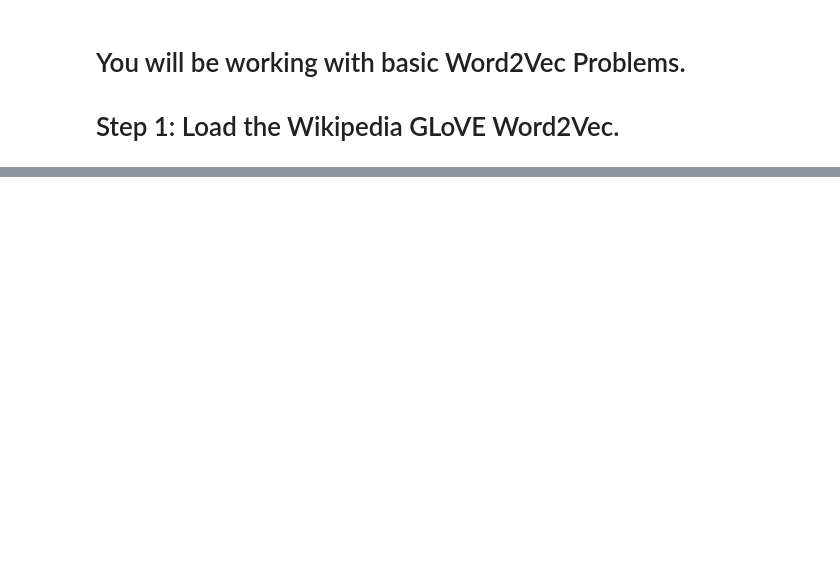
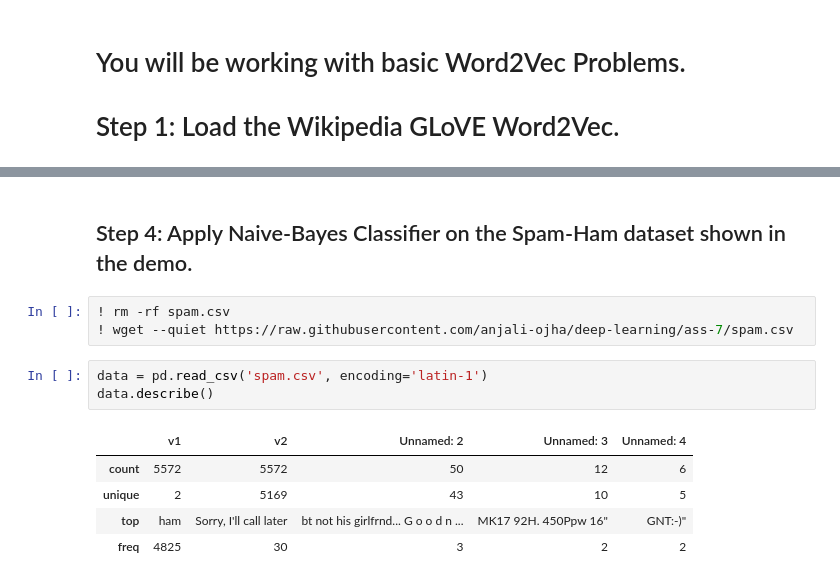
Before and after one commit to anjali-ojha/deep-learning, a Jupyter notebook: assignment/assignment-7/Anjali_Ojha_HW_7.ipynb, the cells around one changed output, grey strips where cells are left out. Cells and saved outputs as stored; diff of their text form; blank space fills up the shorter version.

```diff
--- a/assignment/assignment-7/Anjali_Ojha_HW_7.ipynb
+++ b/assignment/assignment-7/Anjali_Ojha_HW_7.ipynb
@@ -284,0 +163,14 @@ weighted avg       0.99      0.99      0.99      1115
+# %% [markdown]
+## Step 4: Apply Naive-Bayes Classifier on the Spam-Ham dataset shown in the demo.
+# %%
+! rm -rf spam.csv
+! wget --quiet https://raw.githubusercontent.com/anjali-ojha/deep-learning/ass-7/spam.csv
+# %%
+data = pd.read_csv('spam.csv', encoding='latin-1')
+data.describe()
+# %% [output]
+|  | v1 | v2 | Unnamed: 2 | Unnamed: 3 | Unnamed: 4 |
+| count | 5572 | 5572 | 50 | 12 | 6 |
+| unique | 2 | 5169 | 43 | 10 | 5 |
+| top | ham | Sorry, I'll call later | bt not his girlfrnd... G o o d n ... | MK17 92H. 450Ppw 16" | GNT:-)" |
+| freq | 4825 | 30 | 3 | 2 | 2 |
```
Also changed, not shown: parts of 51 cells of this notebook, 1 other file.
